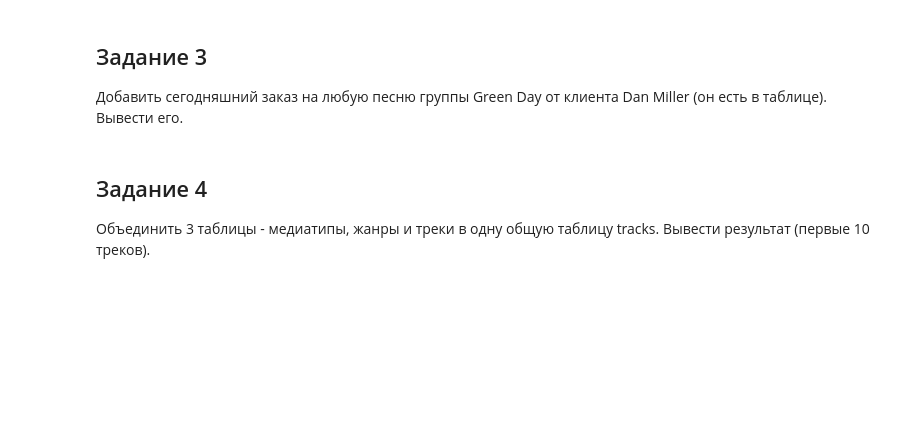
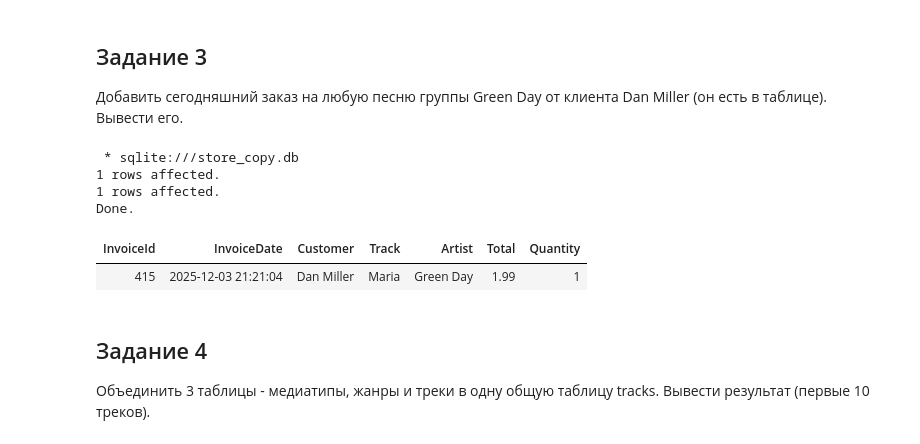
Before and after one commit to DianaR07/programming_tasks, a Jupyter notebook: Лабораторные/Лабораторная 4.ipynb, the cells around one changed output. Cells and saved outputs as stored; diff of their text form; code cells hidden in the pictures; blank space fills up the shorter version.

```diff
--- a/Лабораторные/Лабораторная 4.ipynb
+++ b/Лабораторные/Лабораторная 4.ipynb
@@ -86,6 +169,53 @@ Done.
 # %% [markdown]
 ## Задание 3
 Добавить сегодняшний заказ на любую песню группы Green Day от клиента Dan	Miller (он есть в таблице). Вывести его.
+# %%
+%%sql
+-- 1. Создаем счет (invoice)
+INSERT INTO invoices (InvoiceId, CustomerId, InvoiceDate, Total)
+SELECT
+    (SELECT MAX(InvoiceId) + 1 FROM invoices),
+    (SELECT CustomerId FROM customers WHERE FirstName = "Dan" AND LastName = "Miller"),
+    datetime("now"),
+    (SELECT UnitPrice FROM tracks t
+     JOIN albums al ON al.AlbumId = t.AlbumId
+     JOIN artists ar ON ar.ArtistId = al.ArtistId
+     WHERE ar.Name = "Green Day" LIMIT 1);
+
+-- 2. Добавляем трек в счет (без UnitPrice)
+INSERT INTO invoice_items (InvoiceId, TrackId, Quantity)
+SELECT
+    (SELECT MAX(InvoiceId) FROM invoices),
+    TrackId,
+    1
+FROM tracks t
+JOIN albums al ON al.AlbumId = t.AlbumId
+JOIN artists ar ON ar.ArtistId = al.ArtistId
+WHERE ar.Name = "Green Day"
+LIMIT 1;
+
+-- 3. Выводим созданный заказ
+SELECT
+    inv.InvoiceId,
+    inv.InvoiceDate,
+    'Dan Miller' as Customer,
+    t.Name as Track,
+    ar.Name as Artist,
+    inv.Total,
+    inv_it.Quantity
+FROM invoices inv
+JOIN invoice_items inv_it ON inv_it.InvoiceId = inv.InvoiceId
+JOIN tracks t ON inv_it.TrackId = t.TrackId
+JOIN albums al ON t.AlbumId = al.AlbumId
+JOIN artists ar ON al.ArtistId = ar.ArtistId
+WHERE inv.InvoiceId = (SELECT MAX(InvoiceId) FROM invoices);
+# %% [output]
+ * sqlite:///store_copy.db
+1 rows affected.
+1 rows affected.
+Done.
+| InvoiceId | InvoiceDate | Customer | Track | Artist | Total | Quantity |
+| 415 | 2025-12-03 21:21:04 | Dan Miller | Maria | Green Day | 1.99 | 1 |
 # %% [markdown]
 ## Задание 4
 Объединить 3 таблицы - медиатипы, жанры и треки в одну общую таблицу tracks. Вывести результат (первые 10 треков).
```
Also changed, not shown: parts of 9 cells of this notebook.
